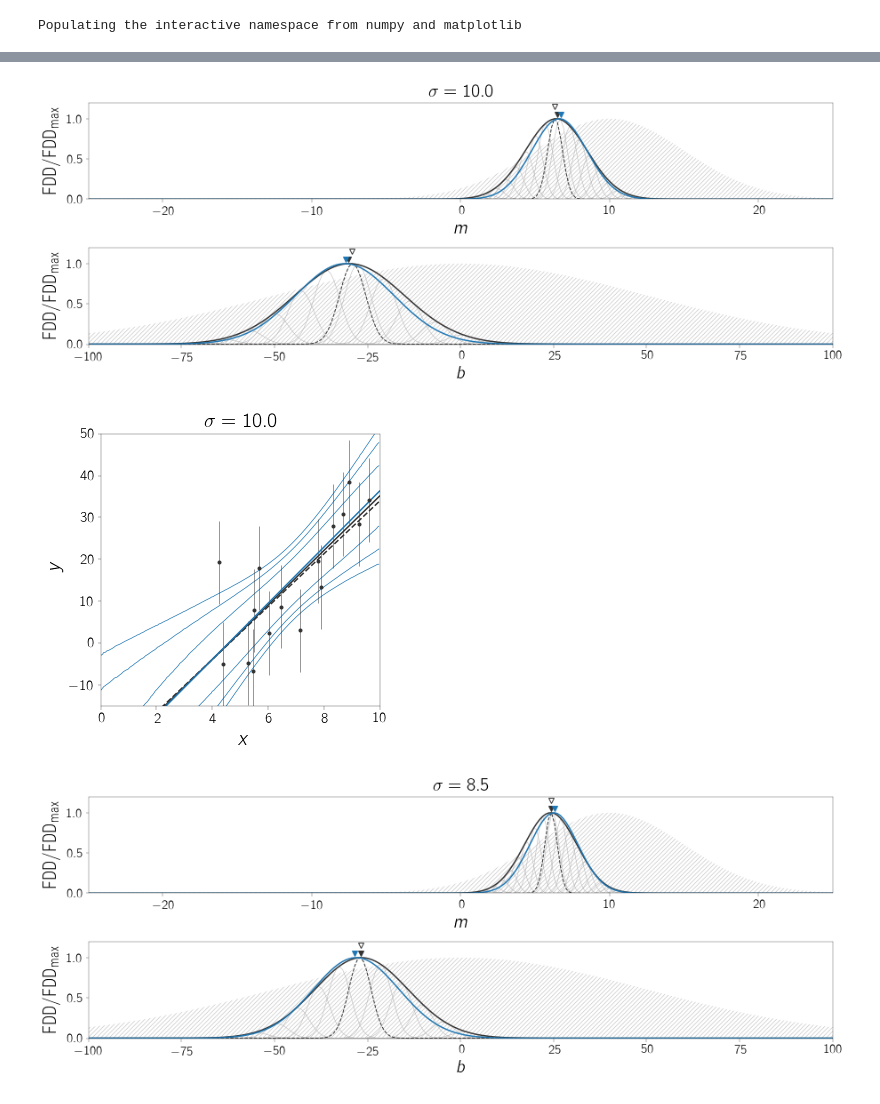
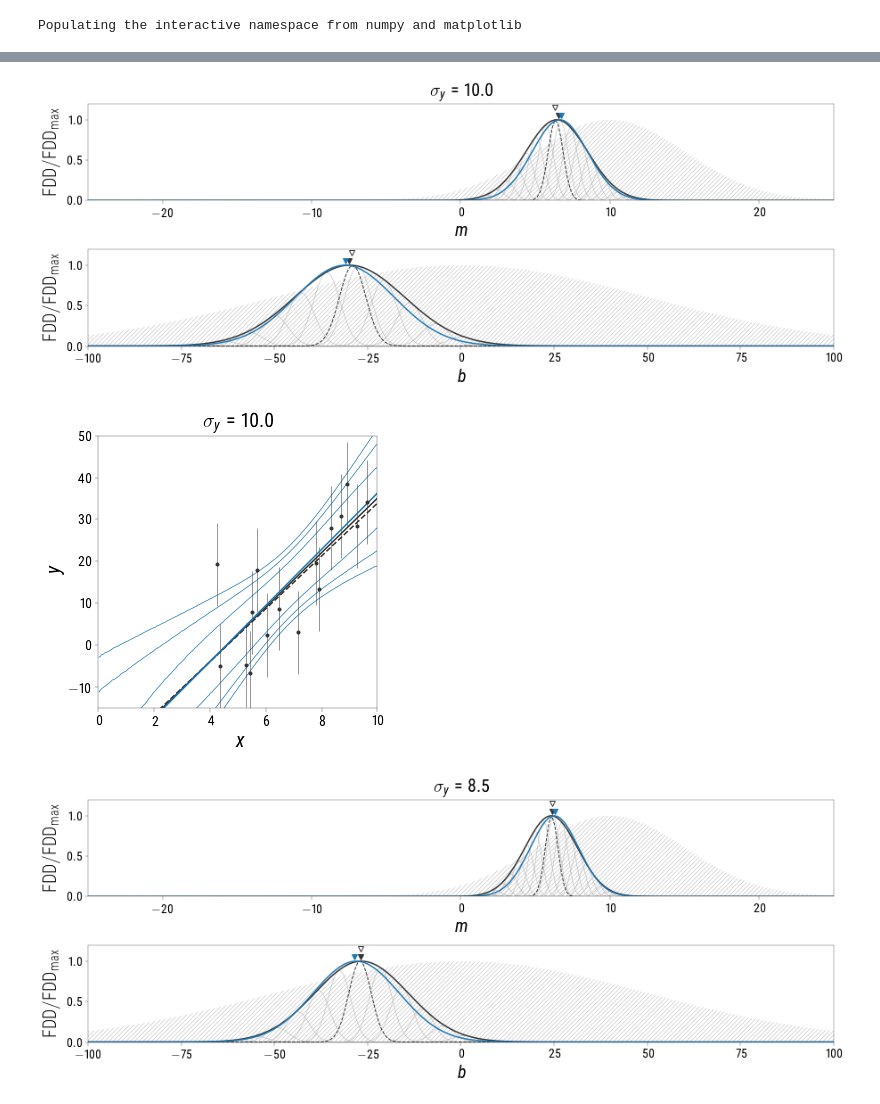
Before and after one commit to ajmejia/1st-phd-seminar, a Jupyter notebook: examples.ipynb, the cells around one changed output, grey strips where cells are left out. Saved outputs shown, nothing was run; the diff lists cells and outputs as text; code cells hidden in the pictures.

```diff
--- a/examples.ipynb
+++ b/examples.ipynb
@@ -153,18 +216,6 @@ def model_sampling(support, PDF, X, model, max_samples=100, bins=400):
 # %%
 # ======================================== DATA SIMULATION =============================================================
 random.seed(0)
-real_params = (1.5, 0.0)
-percentiles = [0.99, 0.95, 0.68]
-range_x = (0, 10)
-range_y = (-15, 50)
-range_pdf = (0.0, 1.2)
-range_m, range_b = (-50.0, +50.0), (-200.0, +200.0)
-N_obs, N_uni, N_par = 20, 400, 500
-shape = (N_uni, N_par, N_par)
-X = linspace(range_x[0], range_x[1], shape[0])
-M = linspace(range_m[0], range_m[1], shape[1])
-B = linspace(range_b[0], range_b[1], shape[2])
-sk, mu, sigma_max = 0.0, 0.0, 10.0
 x = sort(X[0]+random.rand(N_obs)*(X[-1]-X[0]))
 y = real_model(x, real_params)
 e = skewnorm.rvs(sk, mu, 1.0, size=N_obs)
@@ -197,8 +248,8 @@ names = array(["mle", "mar", "mml", "prior", "posterior", "l", "c"])
 inf_pars = dict(mu_m=10.0, sigma_m=5.0, mu_b=0.0, sigma_b=50.0)
 prior = inf_prior(MM_obs[0,:,:], BB_obs[0,:,:], **inf_pars)
 for j,i in it.product(xrange(step_N),xrange(2)):
-    # calcular matrices solo para la primera fila = segunda fila
     if i==0:
+        # calcular matrices solo para la primera fila = segunda fila
         fig_pdf, axs = subplots(2, 1, figsize=(15,5), sharey=True)
         axs[0].set_ylabel(r"$\text{FDD}/\text{FDD}_\text{max}$")
         axs[1].set_ylabel(r"$\text{FDD}/\text{FDD}_\text{max}$")
@@ -217,14 +268,15 @@ for j,i in it.product(xrange(step_N),xrange(2)):
         XX_obs, MM_obs, BB_obs = meshgrid(x_obs, M, B, indexing="ij")
         YY_obs, MM_obs, BB_obs = meshgrid(y_obs+e_obs*sigma, M, B, indexing="ij")
 
-    likelihood = lik_i(XX_obs[mask,:,:], YY_obs[mask,:,:], sigma, [MM_obs[mask,:,:],BB_obs[mask,:,:]]).prod(axis=0)
-    mle_m, mle_b = unravel_index(argmax(likelihood), likelihood.shape)
-    lik_min = np.min(likelihood)
-    lik_max = likelihood[mle_m,mle_b]-lik_min
-    margin_m = range(0, mle_m, step_m-j) + range(mle_m+step_m-j, M.size, step_m-j)
-    margin_b = range(0, mle_b, step_b-j) + range(mle_b+step_b-j, B.size, step_b-j)
-    posterior = likelihood*prior
-    if axs[i].is_first_row():
+        likelihood = lik_i(XX_obs[mask,:,:], YY_obs[mask,:,:], sigma, [MM_obs[mask,:,:],BB_obs[mask,:,:]]).prod(axis=0)
+        mle_m, mle_b = unravel_index(argmax(likelihood), likelihood.shape)
+        lik_min = np.min(likelihood)
+        lik_max = likelihood[mle_m,mle_b]-lik_min
+        margin_m = range(0, mle_m, step_m-j) + range(mle_m+step_m-j, M.size, step_m-j)
+        margin_b = range(0, mle_b, step_b-j) + range(mle_b+step_b-j, B.size, step_b-j)
+        posterior = likelihood*prior
+        # ==============================================================================================================
+
         pri_m = integrate_vol([MM_obs[0],BB_obs[0]], prior, axis=1)
         lik_m = integrate_vol([MM_obs[0],BB_obs[0]], likelihood, axis=1)
         pos_m = integrate_vol([MM_obs[0],BB_obs[0]], posterior, axis=1)
@@ -232,7 +284,7 @@ for j,i in it.product(xrange(step_N),xrange(2)):
         map_m = argmax(pos_m)
 
         if var_sigma:
-            axs[i].set_title(r"$\sigma={}$".format(sigma), size="medium")
+            axs[i].set_title(r"$\sigma_y={}$".format(sigma), size="medium")
         else:
             axs[i].set_title(r"$N={}$".format(mask.sum()), size="medium")
 
@@ -246,7 +298,7 @@ for j,i in it.product(xrange(step_N),xrange(2)):
         axs[i].plot(M[map_m], 1.05, "v", mfc="C0", mec="C0", visible=show_posterior)
         axs[i].plot(M[mle_m], 1.15, "v", mfc="none", mec="0.2", visible=show_condlikelihood)
         axs[i].set_xlabel(r"$m$")
-    if axs[i].is_last_row():
+    if i==1:
         pri_b = integrate_vol([MM_obs[0],BB_obs[0]], prior, axis=0)
         lik_b = integrate_vol([MM_obs[0],BB_obs[0]], likelihood, axis=0)
         pos_b = integrate_vol([MM_obs[0],BB_obs[0]], posterior, axis=0)
@@ -261,34 +313,34 @@ for j,i in it.product(xrange(step_N),xrange(2)):
         axs[i].plot(B, norm_to_max(pos_b), "-", lw=1.5, color="C0", visible=show_posterior)
         axs[i].plot(B[mml_b], 1.05, "v", mfc="0.2", mec="0.2", visible=show_marglikelihood)
         axs[i].plot(B[map_b], 1.05, "v", mfc="C0", mec="C0", visible=show_posterior)
         axs[i].plot(B[mle_b], 1.15, "v", mfc="none", mec="0.2", visible=show_condlikelihood)
         axs[i].set_xlabel(r"$b$")
     if i==1:
         fig_fit, ax = subplots(1, 1)
 
         if show_contours and show_posterior:
             PDF_xy, X_pos, Y_pos = model_sampling([MM_obs[0],BB_obs[0]], posterior, X, model)
             XX_pos, YY_pos = meshgrid(X_pos, Y_pos, indexing="ij")
             levels = [percentile_to_level(XX_pos, YY_pos, gaussian_filter(PDF_xy,1.5), per) for per in percentiles]
             ax.contour(X_pos, Y_pos, gaussian_filter(PDF_xy,1.5), levels, colors="C0", linewidths=0.7)
 
         ax.plot(X, model(X, [M[mle_m],B[mle_b]]), "--", color="0.2", lw=1.5, visible=show_condlikelihood&show_line)
         ax.plot(X, model(X, [M[mml_m],B[mml_b]]), "-", color="0.2", lw=1.5, visible=show_marglikelihood&show_line)
         ax.plot(X, model(X, [M[map_m],B[map_b]]), "-", color="C0", lw=1.5, visible=show_posterior&show_line)
         ax.errorbar(x_obs[~mask], y_obs[~mask]+e_obs[~mask]*sigma, sigma, fmt=".", ecolor="0.7", color="0.7", lw=0.5)
         ax.errorbar(x_obs[mask], y_obs[mask]+e_obs[mask]*sigma, sigma, fmt=".", ecolor="0.2", color="0.2", lw=0.5)
         ax.set_xlim(*range_x)
         ax.set_ylim(*range_y)
         if var_sigma:
-            ax.set_title(r"$\sigma={}$".format(sigma), size="medium")
+            ax.set_title(r"$\sigma_y={}$".format(sigma), size="medium")
         else:
             ax.set_title(r"$N={}$".format(mask.sum()), size="medium")
         ax.set_xlabel(r"$x$")
         ax.set_ylabel(r"$y$")
 
         if save_fit: fig_fit.savefig("img/linear-fit-{}-{}".format(join(names[mask_names],"-"), j+1))
         if any(mask_names) and save_pdf: fig_pdf.savefig("img/linear-pdf-{}-{}".format(join(names[mask_names],"-"), j+1))
 # %% [output]
-[figure, old version]
+[figure, new version]
-[figure, old version]
+[figure, new version]
-[figure, old version]
+[figure, new version]
```
Also changed, not shown: parts of 6 cells of this notebook.
